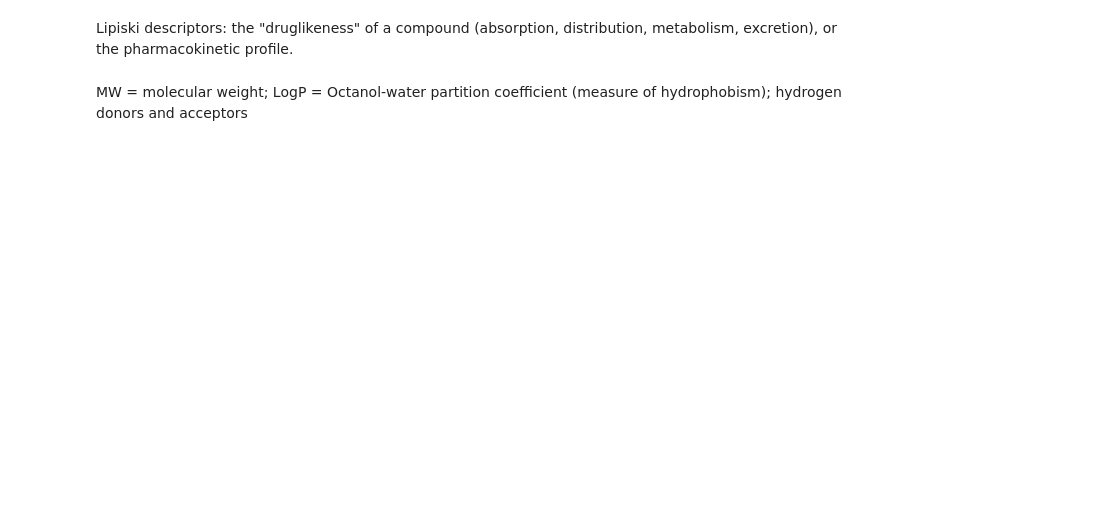
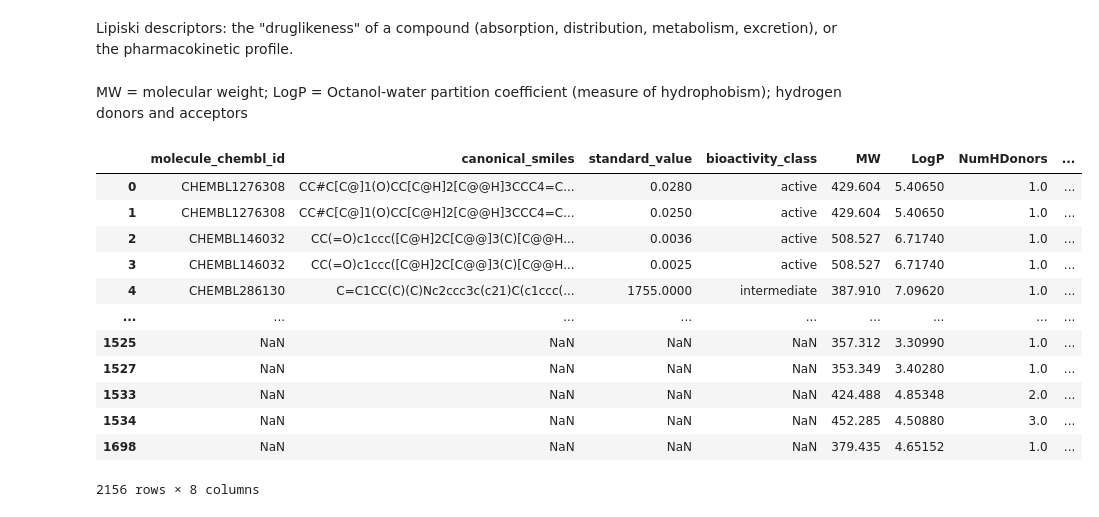
Before and after one commit to al1ska06/progProj, a Jupyter notebook: bio.ipynb, the cells around one changed output. Cells and saved outputs as stored; diff of their text form; code cells hidden in the pictures; blank space fills up the shorter version.

```diff
--- a/bio.ipynb
+++ b/bio.ipynb
@@ -92,11 +97,25 @@ def lipinski(smiles, verbose=False):
 # %% [markdown]
 MW = molecular weight; LogP = Octanol-water partition coefficient (measure of hydrophobism); hydrogen donors and acceptors
 # %%
+finaldf= finaldf.dropna(subset = ['canonical_smiles'])
 lip_df = lipinski(finaldf.canonical_smiles)
 df_combine = pd.concat([finaldf, lip_df], axis = 1)
-df_combine = df_combine.dropna()
 df_combine['standard_value'] = pd.to_numeric(df_combine['standard_value'])
 df_combine
+# %% [output]
+|  | molecule_chembl_id | canonical_smiles | standard_value | bioactivity_class | MW | LogP | NumHDonors | ... |
+| 0 | CHEMBL1276308 | CC#C[C@]1(O)CC[C@H]2[C@@H]3CCC4=C... | 0.0280 | active | 429.604 | 5.40650 | 1.0 | ... |
+| 1 | CHEMBL1276308 | CC#C[C@]1(O)CC[C@H]2[C@@H]3CCC4=C... | 0.0250 | active | 429.604 | 5.40650 | 1.0 | ... |
+| 2 | CHEMBL146032 | CC(=O)c1ccc([C@H]2C[C@@]3(C)[C@@H... | 0.0036 | active | 508.527 | 6.71740 | 1.0 | ... |
+| 3 | CHEMBL146032 | CC(=O)c1ccc([C@H]2C[C@@]3(C)[C@@H... | 0.0025 | active | 508.527 | 6.71740 | 1.0 | ... |
+| 4 | CHEMBL286130 | C=C1CC(C)(C)Nc2ccc3c(c21)C(c1ccc(... | 1755.0000 | intermediate | 387.910 | 7.09620 | 1.0 | ... |
+| ... | ... | ... | ... | ... | ... | ... | ... | ... |
+| 1525 | NaN | NaN | NaN | NaN | 357.312 | 3.30990 | 1.0 | ... |
+| 1527 | NaN | NaN | NaN | NaN | 353.349 | 3.40280 | 1.0 | ... |
+| 1533 | NaN | NaN | NaN | NaN | 424.488 | 4.85348 | 2.0 | ... |
+| 1534 | NaN | NaN | NaN | NaN | 452.285 | 4.50880 | 3.0 | ... |
+| 1698 | NaN | NaN | NaN | NaN | 379.435 | 4.65152 | 1.0 | ... |
+2156 rows × 8 columns
 # %%
 def norm_value(input):
     norm = []
```
Also changed, not shown: parts of 14 cells of this notebook.
